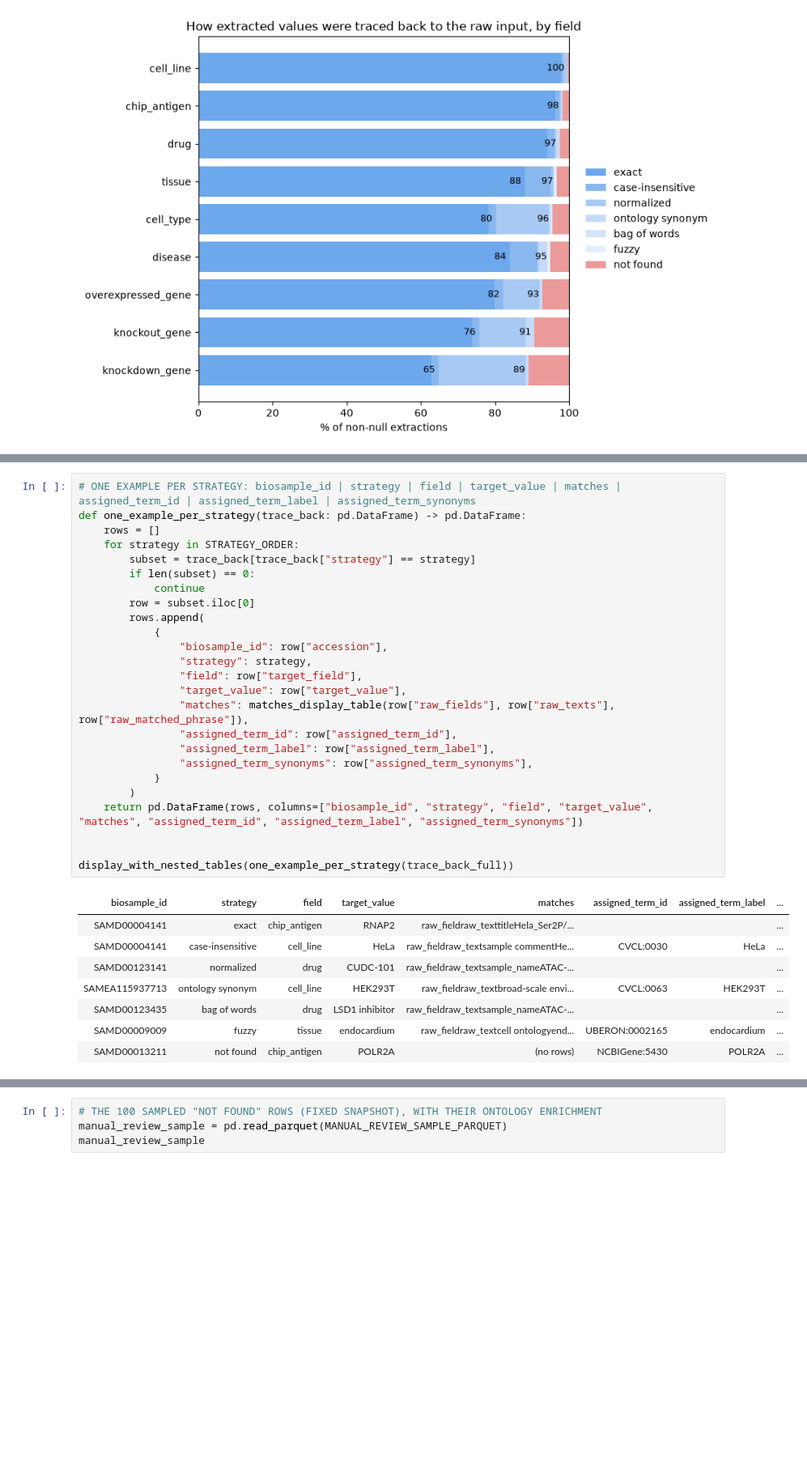
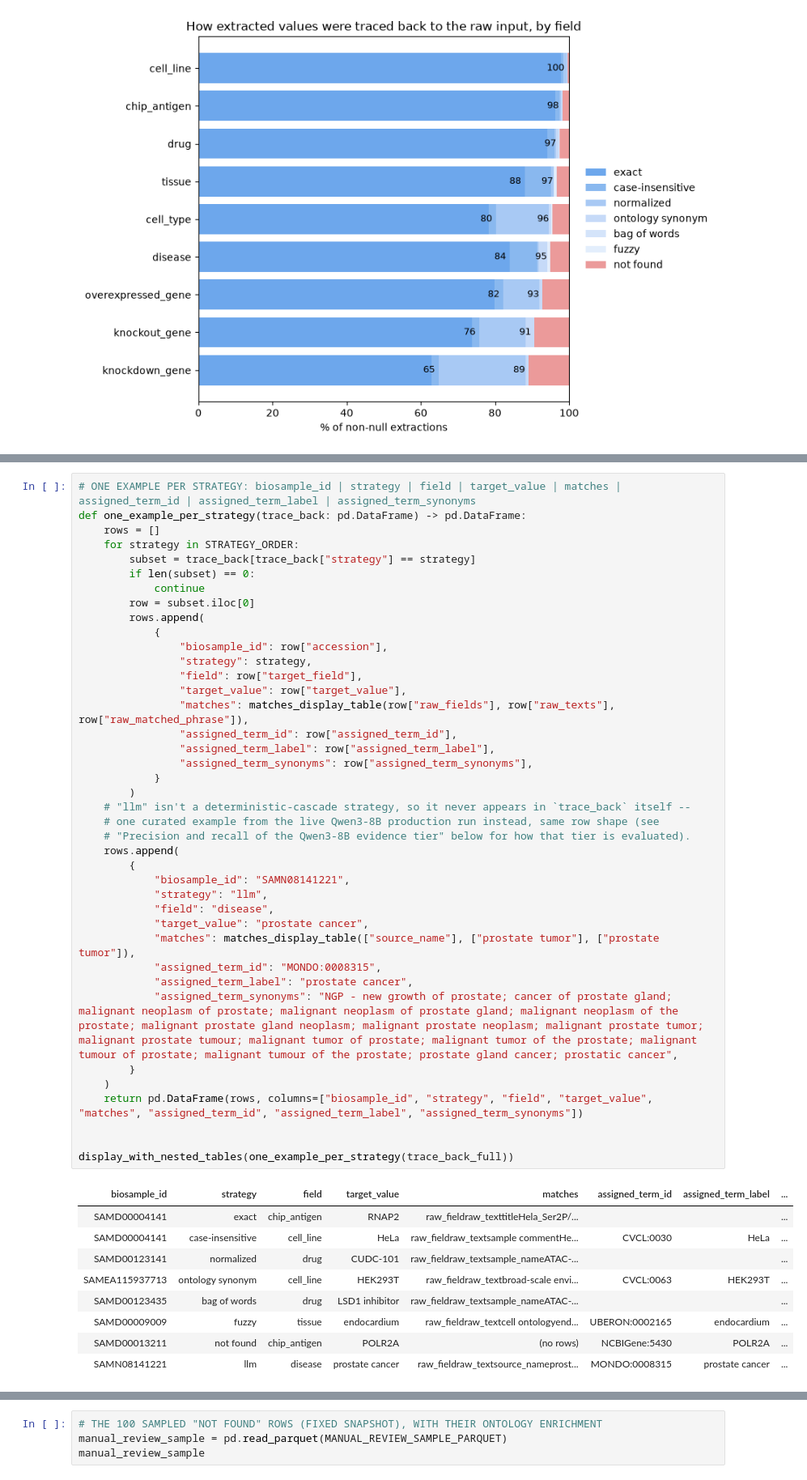
Before and after one commit to nuriafari/BH26_BioSample_bsllmner_mk2_value_provenance, a Jupyter notebook: notebooks/biosample_trace_back_pipeline.ipynb, the cells around one changed output, grey strips where cells are left out. Shown at 81% size. Drawn from its saved outputs; the diff is of its cells as text; blank space fills up the shorter version.

```diff
--- a/notebooks/biosample_trace_back_pipeline.ipynb
+++ b/notebooks/biosample_trace_back_pipeline.ipynb
@@ -288,33 +289,49 @@ def one_example_per_strategy(trace_back: pd.DataFrame) -> pd.DataFrame:
     for strategy in STRATEGY_ORDER:
         subset = trace_back[trace_back["strategy"] == strategy]
         if len(subset) == 0:
             continue
         row = subset.iloc[0]
         rows.append(
             {
                 "biosample_id": row["accession"],
                 "strategy": strategy,
                 "field": row["target_field"],
                 "target_value": row["target_value"],
                 "matches": matches_display_table(row["raw_fields"], row["raw_texts"], row["raw_matched_phrase"]),
                 "assigned_term_id": row["assigned_term_id"],
                 "assigned_term_label": row["assigned_term_label"],
                 "assigned_term_synonyms": row["assigned_term_synonyms"],
             }
         )
+    # "llm" isn't a deterministic-cascade strategy, so it never appears in `trace_back` itself --
+    # one curated example from the live Qwen3-8B production run instead, same row shape (see
+    # "Precision and recall of the Qwen3-8B evidence tier" below for how that tier is evaluated).
+    rows.append(
+        {
+            "biosample_id": "SAMN08141221",
+            "strategy": "llm",
+            "field": "disease",
+            "target_value": "prostate cancer",
+            "matches": matches_display_table(["source_name"], ["prostate tumor"], ["prostate tumor"]),
+            "assigned_term_id": "MONDO:0008315",
+            "assigned_term_label": "prostate cancer",
+            "assigned_term_synonyms": "NGP - new growth of prostate; cancer of prostate gland; malignant neoplasm of prostate; malignant neoplasm of prostate gland; malignant neoplasm of the prostate; malignant prostate gland neoplasm; malignant prostate neoplasm; malignant prostate tumor; malignant prostate tumour; malignant tumor of prostate; malignant tumor of the prostate; malignant tumour of prostate; malignant tumour of the prostate; prostate gland cancer; prostatic cancer",
+        }
+    )
     return pd.DataFrame(rows, columns=["biosample_id", "strategy", "field", "target_value", "matches", "assigned_term_id", "assigned_term_label", "assigned_term_synonyms"])
 
 
 display_with_nested_tables(one_example_per_strategy(trace_back_full))
 # %% [output]
 | biosample_id | strategy | field | target_value | matches | assigned_term_id | assigned_term_label | ... |
 | SAMD00004141 | exact | chip_antigen | RNAP2 | raw_fieldraw_texttitleHela_Ser2P/... |  |  | ... |
 | SAMD00004141 | case-insensitive | cell_line | HeLa | raw_fieldraw_textsample commentHe... | CVCL:0030 | HeLa | ... |
 | SAMD00123141 | normalized | drug | CUDC-101 | raw_fieldraw_textsample_nameATAC-... |  |  | ... |
 | SAMEA115937713 | ontology synonym | cell_line | HEK293T | raw_fieldraw_textbroad-scale envi... | CVCL:0063 | HEK293T | ... |
 | SAMD00123435 | bag of words | drug | LSD1 inhibitor | raw_fieldraw_textsample_nameATAC-... |  |  | ... |
 | SAMD00009009 | fuzzy | tissue | endocardium | raw_fieldraw_textcell ontologyend... | UBERON:0002165 | endocardium | ... |
 | SAMD00013211 | not found | chip_antigen | POLR2A | (no rows) | NCBIGene:5430 | POLR2A | ... |
+| SAMN08141221 | llm | disease | prostate cancer | raw_fieldraw_textsource_nameprost... | MONDO:0008315 | prostate cancer | ... |
 # %% [markdown]
 ### 100 random "not found" cases, read by hand
 
```
Also changed, not shown: parts of 12 cells of this notebook, 7 other files.
